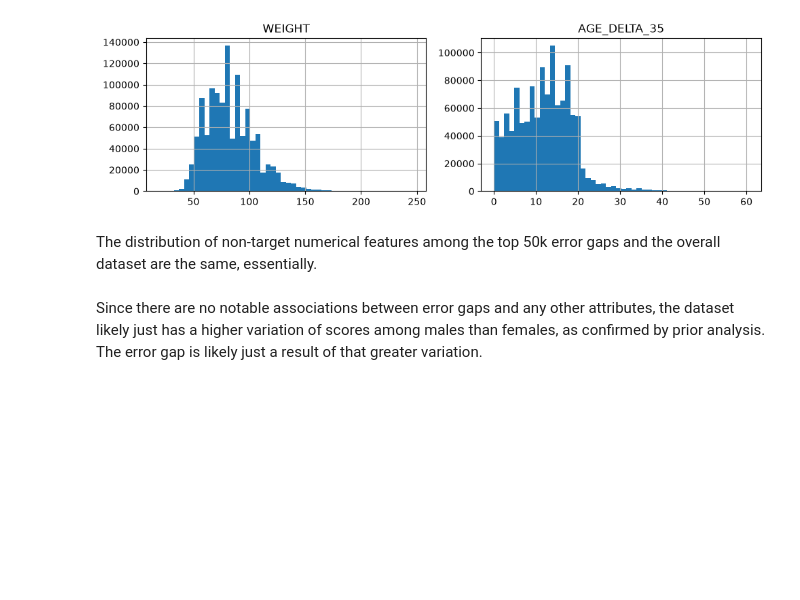
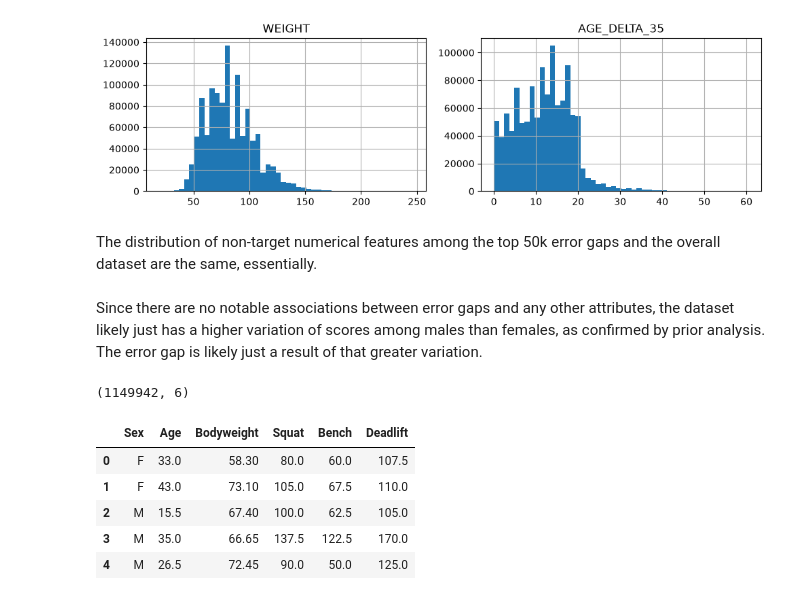
Before and after one commit to Tahsin-T-Ahmed/powerlift-predictor-ai, a Jupyter notebook: machine-learning/analysis.ipynb, the cells around one changed output. Cells and saved outputs as stored; diff of their text form; code cells hidden in the pictures; blank space fills up the shorter version.

Commit message:
exported training dataset (unfiltered)

```diff
--- a/machine-learning/analysis.ipynb
+++ b/machine-learning/analysis.ipynb
@@ -1186,3 +1186,27 @@ for target in models:
     joblib.dump(scaler, f"artifacts/scalers/{target.lower()}-scaler.joblib")
     joblib.dump(model, f"artifacts/models/{target.lower()}-modelxgb.pkl")
     joblib.dump(pipeline, f"artifacts/pipelines/{target.lower()}-pipeline.pkl")
+# %%
+# EXPORTING WORKING DATASET AS CSV
+
+export_df = pldf_raw.loc[df.index, :].rename(
+    columns = {
+        "BodyweightKg": "Bodyweight",
+        "Best3SquatKg": "Squat",
+        "Best3BenchKg": "Bench",
+        "Best3DeadliftKg": "Deadlift"
+    }
+)
+
+export_df.to_csv("./training-dataset.csv")
+
+print(export_df.shape)
+export_df.head(5)
+# %% [output]
+(1149942, 6)
+|  | Sex | Age | Bodyweight | Squat | Bench | Deadlift |
+| 0 | F | 33.0 | 58.30 | 80.0 | 60.0 | 107.5 |
+| 1 | F | 43.0 | 73.10 | 105.0 | 67.5 | 110.0 |
+| 2 | M | 15.5 | 67.40 | 100.0 | 62.5 | 105.0 |
+| 3 | M | 35.0 | 66.65 | 137.5 | 122.5 | 170.0 |
+| 4 | M | 26.5 | 72.45 | 90.0 | 50.0 | 125.0 |
```
Also changed, not shown: 1 other file.
